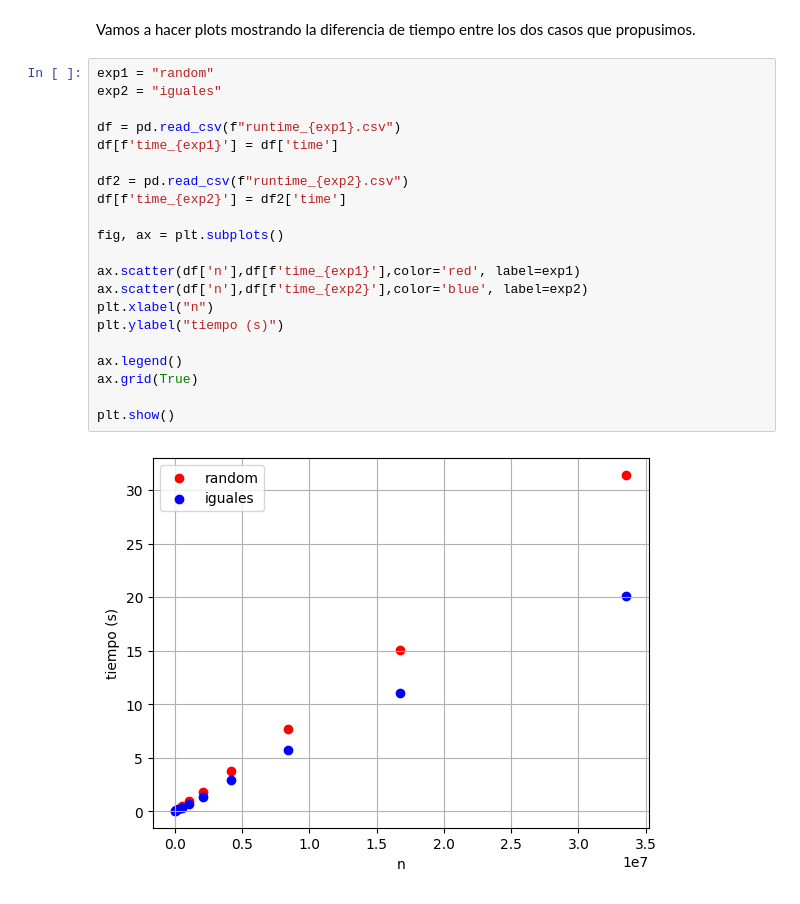
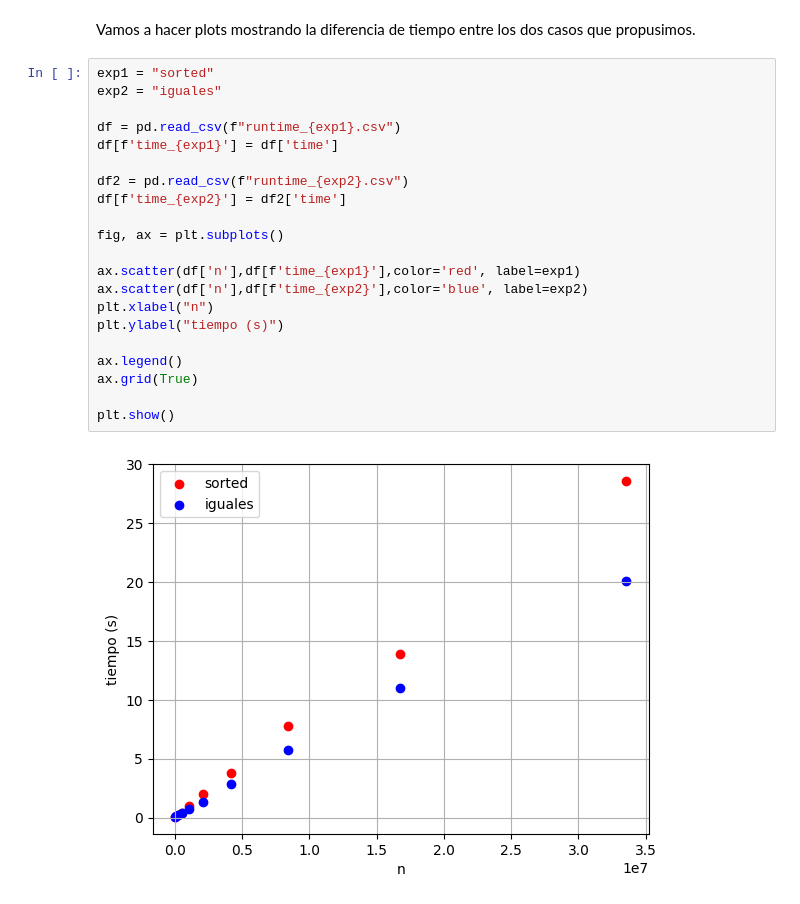
Before and after one commit to JoaquinPolonuer/algo3, a Jupyter notebook: tp1/ejercicio3_experimentacion/Experimentacion.ipynb, the cells around one changed output. Saved outputs shown, nothing was run; the diff lists cells and outputs as text.

```diff
--- a/tp1/ejercicio3_experimentacion/Experimentacion.ipynb
+++ b/tp1/ejercicio3_experimentacion/Experimentacion.ipynb
@@ -52,28 +52,28 @@ Con esto concluímos con un alto nivel de confianza que la cota teórica correla
 # %% [markdown]
 Vamos a hacer plots mostrando la diferencia de tiempo entre los dos casos que propusimos.
 # %%
-exp1 = "random"
+exp1 = "sorted"
 exp2 = "iguales"
 
 df = pd.read_csv(f"runtime_{exp1}.csv")
 df[f'time_{exp1}'] = df['time']
 
 df2 = pd.read_csv(f"runtime_{exp2}.csv")
 df[f'time_{exp2}'] = df2['time']
 
 fig, ax = plt.subplots()
 
 ax.scatter(df['n'],df[f'time_{exp1}'],color='red', label=exp1)
 ax.scatter(df['n'],df[f'time_{exp2}'],color='blue', label=exp2)
 plt.xlabel("n")
 plt.ylabel("tiempo (s)")
 
 ax.legend()
 ax.grid(True)
 
 plt.show()
 # %% [output]
-[figure, old version]
+[figure, new version]
 # %%
 fig, ax = plt.subplots()
 
```
Also changed, not shown: parts of 4 cells of this notebook.
